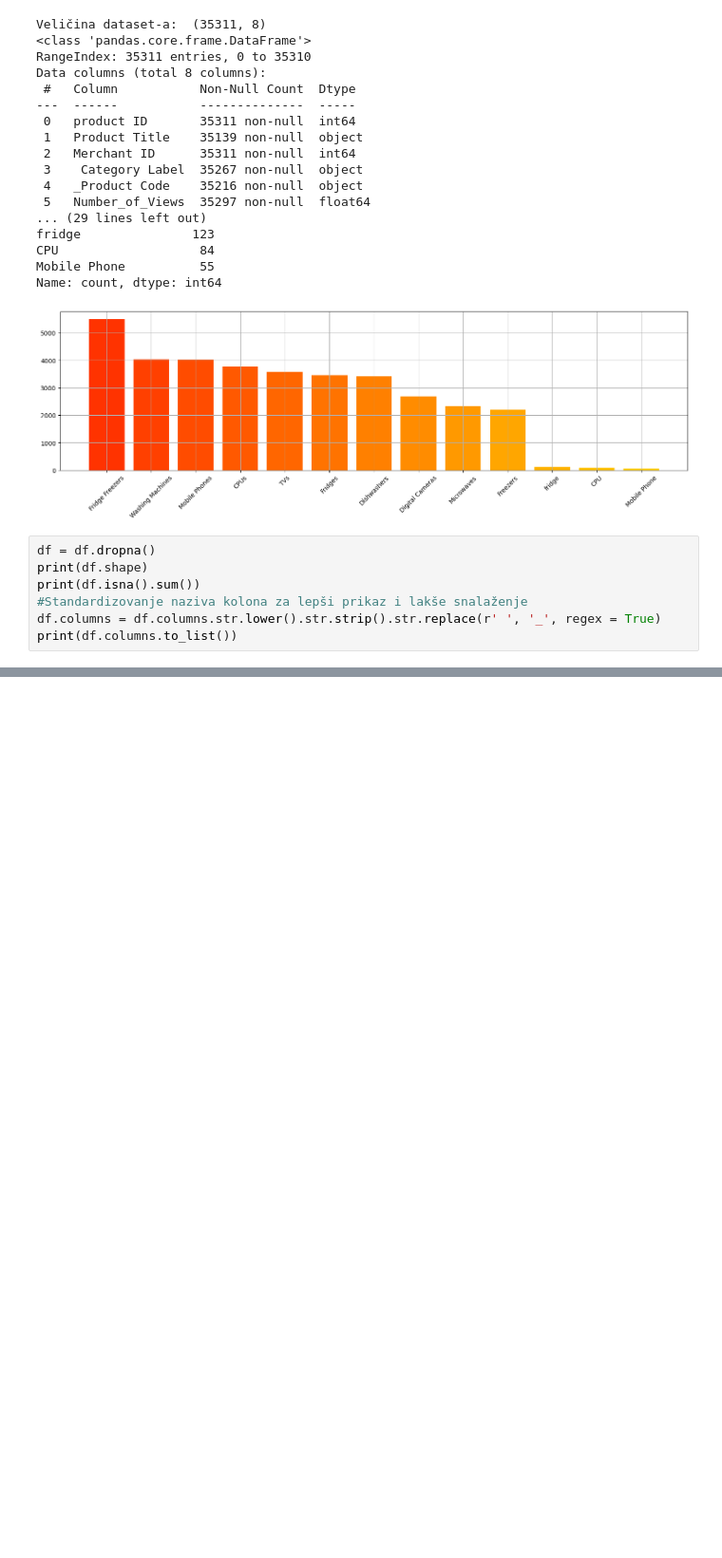
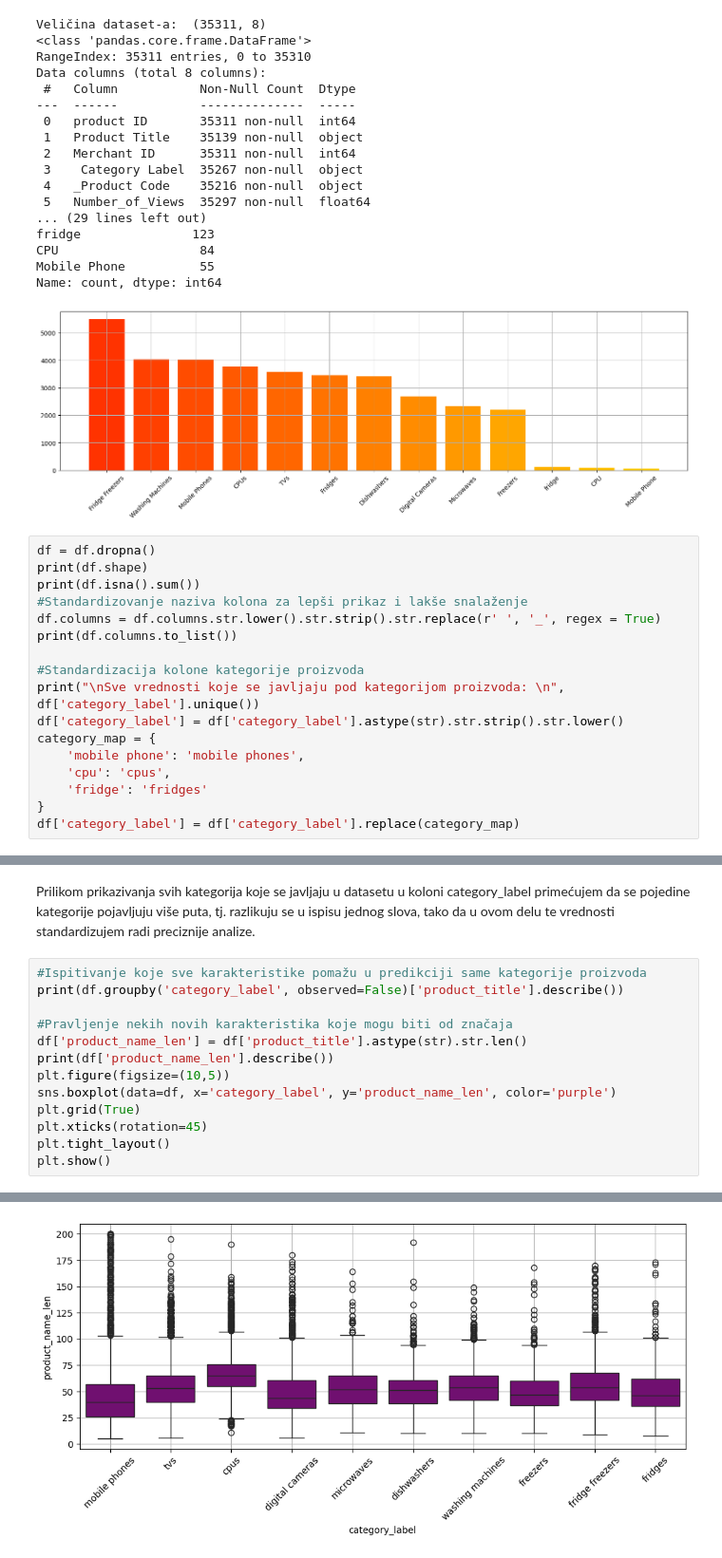
Before and after one commit to dijanaperovic/Predikcija-kategorije-proizvoda-na-osnovu-naslova, a Jupyter notebook: predikcija_kategorije_proizvoda.ipynb, the cells around one changed output, grey strips where cells are left out. Shown at 95% size. Saved outputs shown, nothing was run; the diff lists cells and outputs as text; blank space fills up the shorter version.

Commit message:
Inzenjering karakteristika i njihova vizualizacija koliko mogu pomoci u predikciji kategorije

```diff
--- a/predikcija_kategorije_proizvoda.ipynb
+++ b/predikcija_kategorije_proizvoda.ipynb
@@ -52,6 +52,16 @@ print(df.isna().sum())
 #Standardizovanje naziva kolona za lepši prikaz i lakše snalaženje
 df.columns = df.columns.str.lower().str.strip().str.replace(r' ', '_', regex = True)
 print(df.columns.to_list())
+
+#Standardizacija kolone kategorije proizvoda
+print("\nSve vrednosti koje se javljaju pod kategorijom proizvoda: \n", df['category_label'].unique())
+df['category_label'] = df['category_label'].astype(str).str.strip().str.lower()
+category_map = {
+    'mobile phone': 'mobile phones',
+    'cpu': 'cpus',
+    'fridge': 'fridges'
+}
+df['category_label'] = df['category_label'].replace(category_map)
 # %% [output]
 (34760, 8)
 product_id         0
@@ -66,0 +81,16 @@ dtype: int64
+# %% [markdown]
+Prilikom prikazivanja svih kategorija koje se javljaju u datasetu u koloni category_label primećujem da se pojedine kategorije pojavljuju više puta, tj. razlikuju se u ispisu jednog slova, tako da u ovom delu te vrednosti standardizujem radi preciznije analize.
+# %%
+#Ispitivanje koje sve karakteristike pomažu u predikciji same kategorije proizvoda
+print(df.groupby('category_label', observed=False)['product_title'].describe())
+
+#Pravljenje nekih novih karakteristika koje mogu biti od značaja
+df['product_name_len'] = df['product_title'].astype(str).str.len()
+print(df['product_name_len'].describe())
+plt.figure(figsize=(10,5))
+sns.boxplot(data=df, x='category_label', y='product_name_len', color='purple')
+plt.grid(True)
+plt.xticks(rotation=45)
+plt.tight_layout()
+plt.show()
+# %% [output]
@@ -66,0 +114 @@ dtype: int64
+[figure, added]
```
Also changed, not shown: parts of 7 cells of this notebook.
